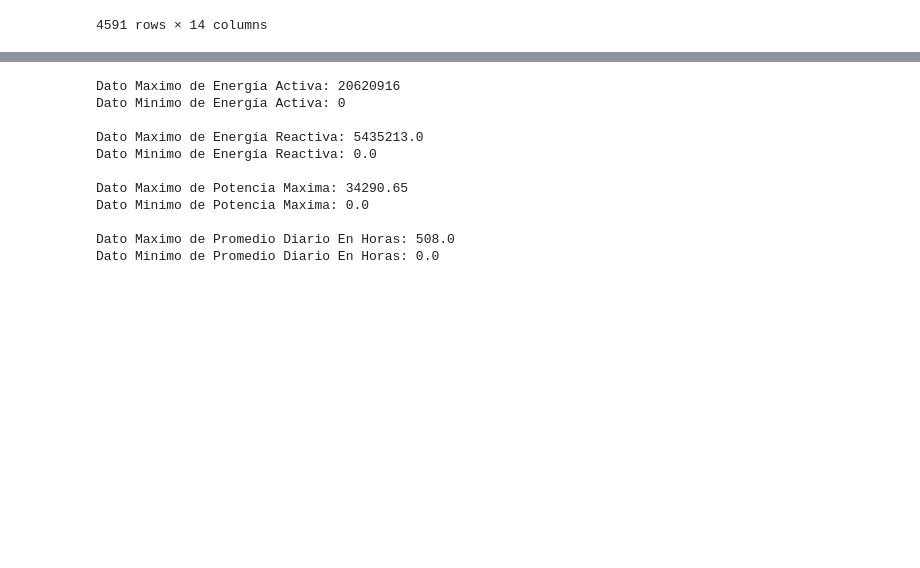
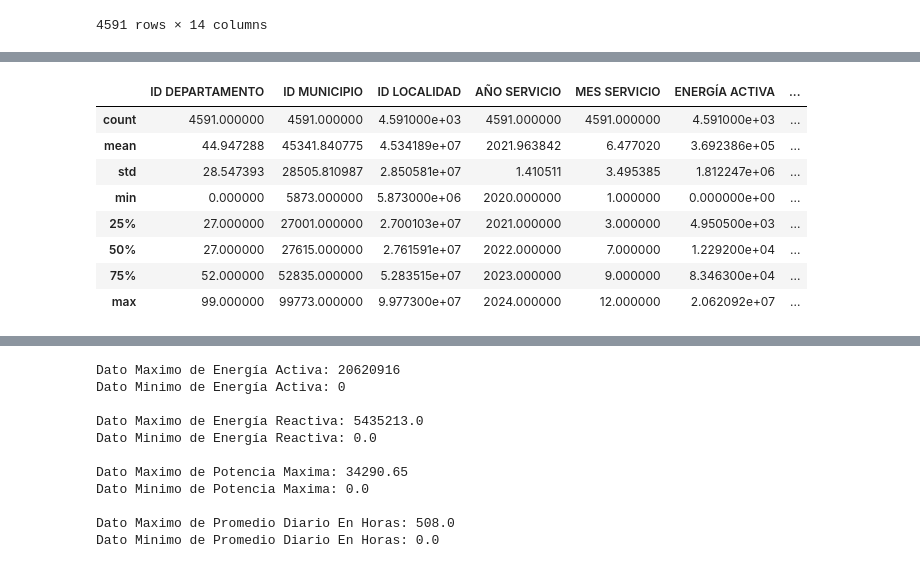
Before and after one commit to sebasflorezo/Proyecto-IA-Grupo-2, a Jupyter notebook: notebooks/Practica_Proyecto.ipynb, the cells around one changed output, grey strips where cells are left out. Saved outputs shown, nothing was run; the diff lists cells and outputs as text; code cells hidden in the pictures; blank space fills up the shorter version.

Commit message:
Analisis de datos numero 1

```diff
--- a/notebooks/Practica_Proyecto.ipynb
+++ b/notebooks/Practica_Proyecto.ipynb
@@ -21,0 +77,4 @@ df_datos
+# %%
+# Correcion apartado ID DEPARTAMENTO ( RENOMBRAR)
+
+df_datos.rename(columns={'ID DEPATAMENTO':'ID DEPARTAMENTO'}, inplace=True)
@@ -21,0 +102,15 @@ df_datos
+# %%
+# Resumen Estadistico
+
+resumen_estadistico=df_datos.describe()
+resumen_estadistico
+# %% [output]
+|  | ID DEPARTAMENTO | ID MUNICIPIO | ID LOCALIDAD | AÑO SERVICIO | MES SERVICIO | ENERGÍA ACTIVA | ... |
+| count | 4591.000000 | 4591.000000 | 4.591000e+03 | 4591.000000 | 4591.000000 | 4.591000e+03 | ... |
+| mean | 44.947288 | 45341.840775 | 4.534189e+07 | 2021.963842 | 6.477020 | 3.692386e+05 | ... |
+| std | 28.547393 | 28505.810987 | 2.850581e+07 | 1.410511 | 3.495385 | 1.812247e+06 | ... |
+| min | 0.000000 | 5873.000000 | 5.873000e+06 | 2020.000000 | 1.000000 | 0.000000e+00 | ... |
+| 25% | 27.000000 | 27001.000000 | 2.700103e+07 | 2021.000000 | 3.000000 | 4.950500e+03 | ... |
+| 50% | 27.000000 | 27615.000000 | 2.761591e+07 | 2022.000000 | 7.000000 | 1.229200e+04 | ... |
+| 75% | 52.000000 | 52835.000000 | 5.283515e+07 | 2023.000000 | 9.000000 | 8.346300e+04 | ... |
+| max | 99.000000 | 99773.000000 | 9.977300e+07 | 2024.000000 | 12.000000 | 2.062092e+07 | ... |
```
Also changed, not shown: parts of 10 cells of this notebook, 1 other file.
